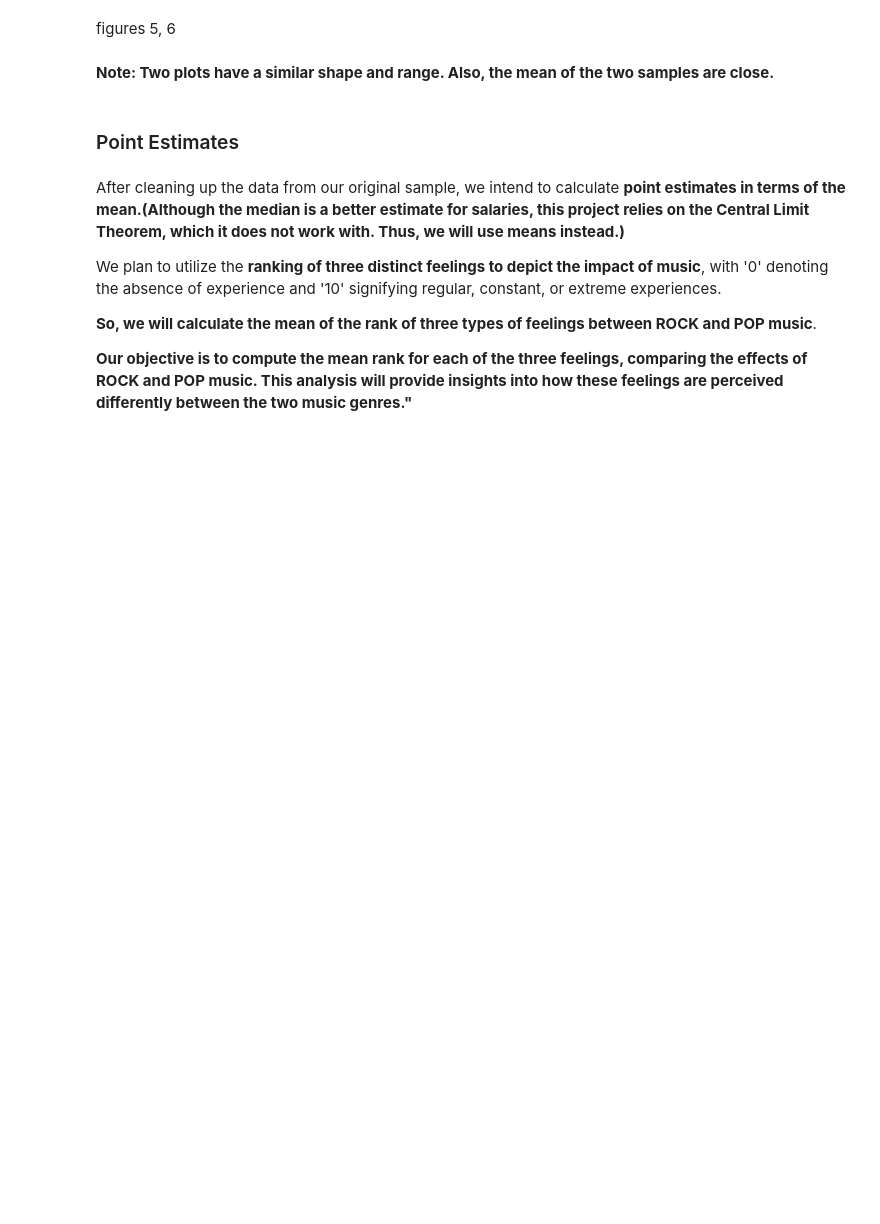
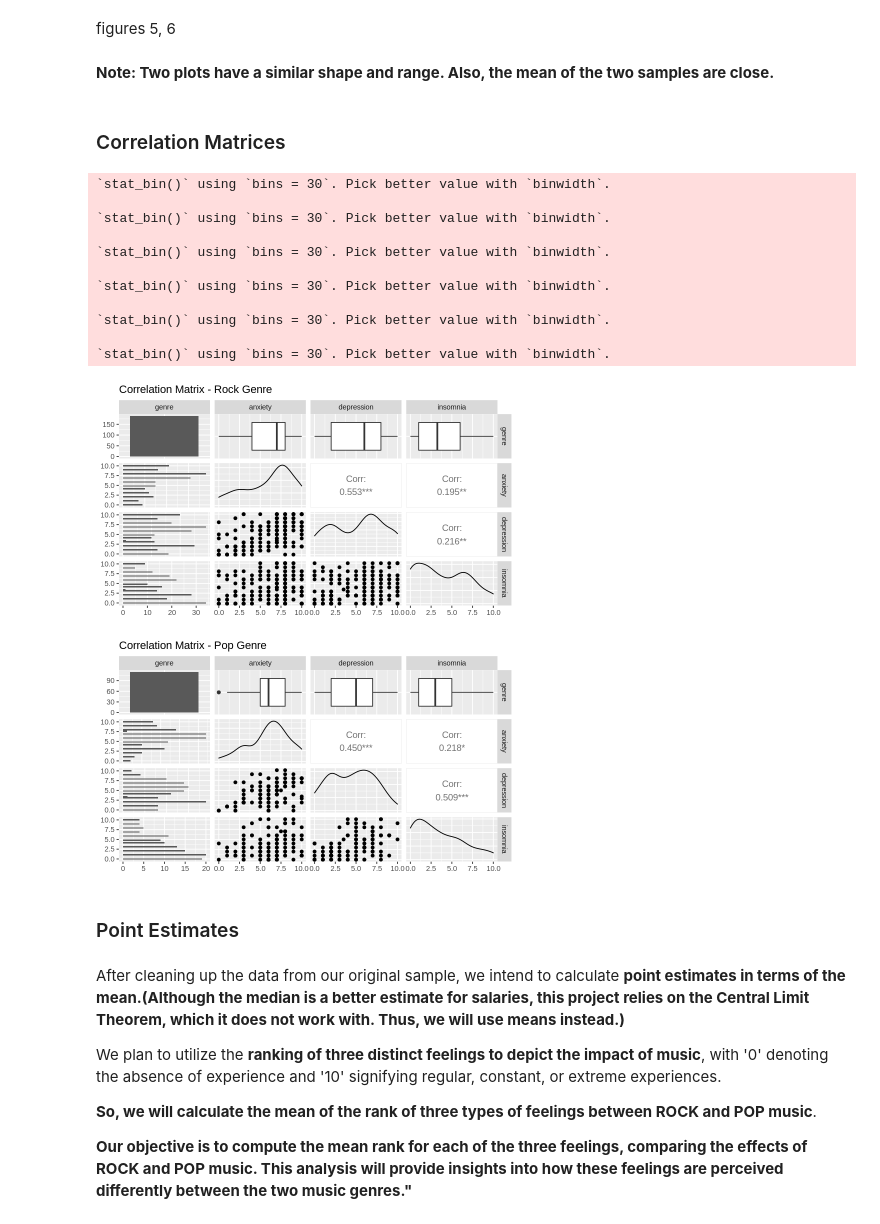
Before and after one commit to SaiUbc/STAT-201-Group-Project-Team-3, a Jupyter notebook: Group 3_Proposal.ipynb, the cells around one changed output. Cells and saved outputs as stored; diff of their text form; code cells hidden in the pictures; blank space fills up the shorter version.

Commit message:
Added ggpairs

```diff
--- a/Group 3_Proposal.ipynb
+++ b/Group 3_Proposal.ipynb
@@ -321,6 +321,34 @@ plot_grid(pop_inso_sample,
 figures 5, 6
 # %% [markdown]
 **Note: Two plots have a similar shape and range. Also, the mean of the two samples are close.**
+# %% [markdown]
+### Correlation Matrices
+# %%
+cor_matrix_rock <- rock %>%
+  ggpairs() +
+  labs(title = "Correlation Matrix - Rock Genre")
+
+# Generate correlation matrix using ggpairs for "Pop" genre
+cor_matrix_pop <- pop %>%
+  ggpairs() +
+  labs(title = "Correlation Matrix - Pop Genre")
+
+cor_matrix_rock
+cor_matrix_pop
+# %% [output]
+`stat_bin()` using `bins = 30`. Pick better value with `binwidth`.
+
+`stat_bin()` using `bins = 30`. Pick better value with `binwidth`.
+
+`stat_bin()` using `bins = 30`. Pick better value with `binwidth`.
+
+`stat_bin()` using `bins = 30`. Pick better value with `binwidth`.
+
+`stat_bin()` using `bins = 30`. Pick better value with `binwidth`.
+
+`stat_bin()` using `bins = 30`. Pick better value with `binwidth`.
+[figure, added]
+[figure, added]
 # %% [markdown]
 ### Point Estimates
 # %% [markdown]
```
